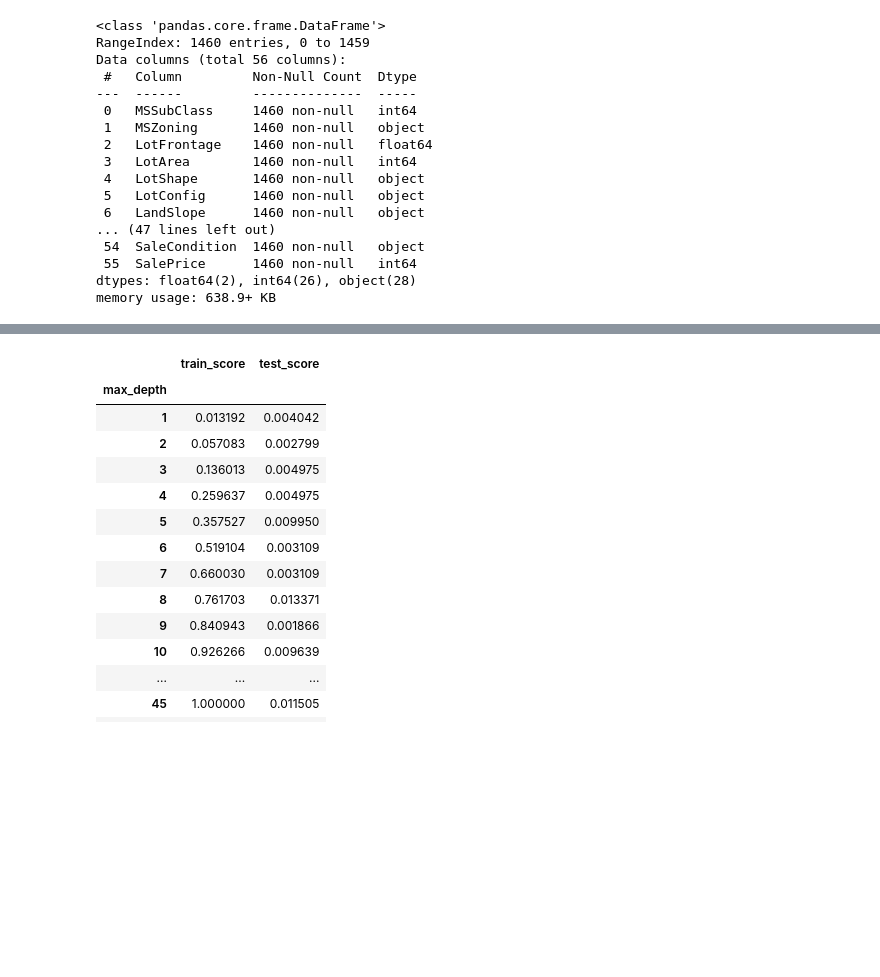
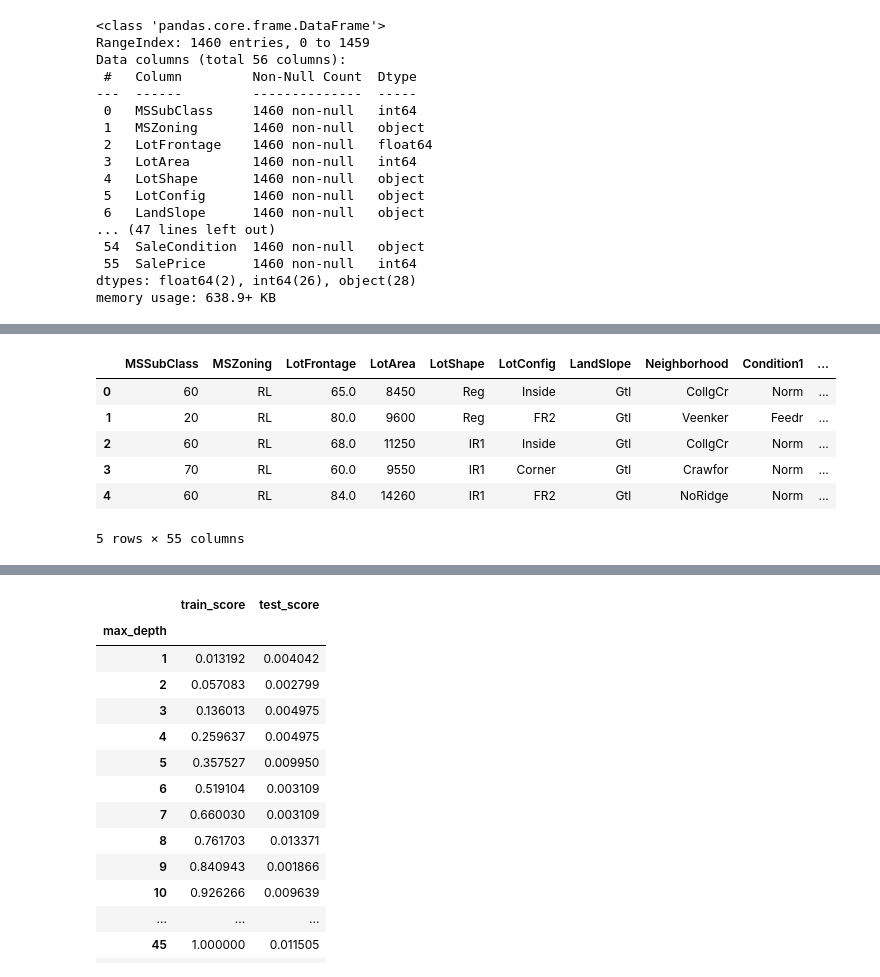
Before and after one commit to ThomasClemons/house_hunters, a Jupyter notebook: Vineets random forest.ipynb, the cells around one changed output, grey strips where cells are left out. Saved outputs shown, nothing was run; the diff lists cells and outputs as text; code cells hidden in the pictures; blank space fills up the shorter version.

```diff
--- a/Vineets random forest.ipynb
+++ b/Vineets random forest.ipynb
@@ -103,3 +98,15 @@ MSSubClass
 
 
 Value counts for all housing_df columns Complete
+# %%
+# Get the features (everything except the "SalePrice" column)
+X = housing_df.copy().drop(columns="SalePrice")
+X.head()
+# %% [output]
+|  | MSSubClass | MSZoning | LotFrontage | LotArea | LotShape | LotConfig | LandSlope | Neighborhood | Condition1 | ... |
+| 0 | 60 | RL | 65.0 | 8450 | Reg | Inside | Gtl | CollgCr | Norm | ... |
+| 1 | 20 | RL | 80.0 | 9600 | Reg | FR2 | Gtl | Veenker | Feedr | ... |
+| 2 | 60 | RL | 68.0 | 11250 | IR1 | Inside | Gtl | CollgCr | Norm | ... |
+| 3 | 70 | RL | 60.0 | 9550 | IR1 | Corner | Gtl | Crawfor | Norm | ... |
+| 4 | 60 | RL | 84.0 | 14260 | IR1 | FR2 | Gtl | NoRidge | Norm | ... |
+5 rows × 55 columns
```
Also changed, not shown: parts of 22 cells of this notebook, 1 other file.
